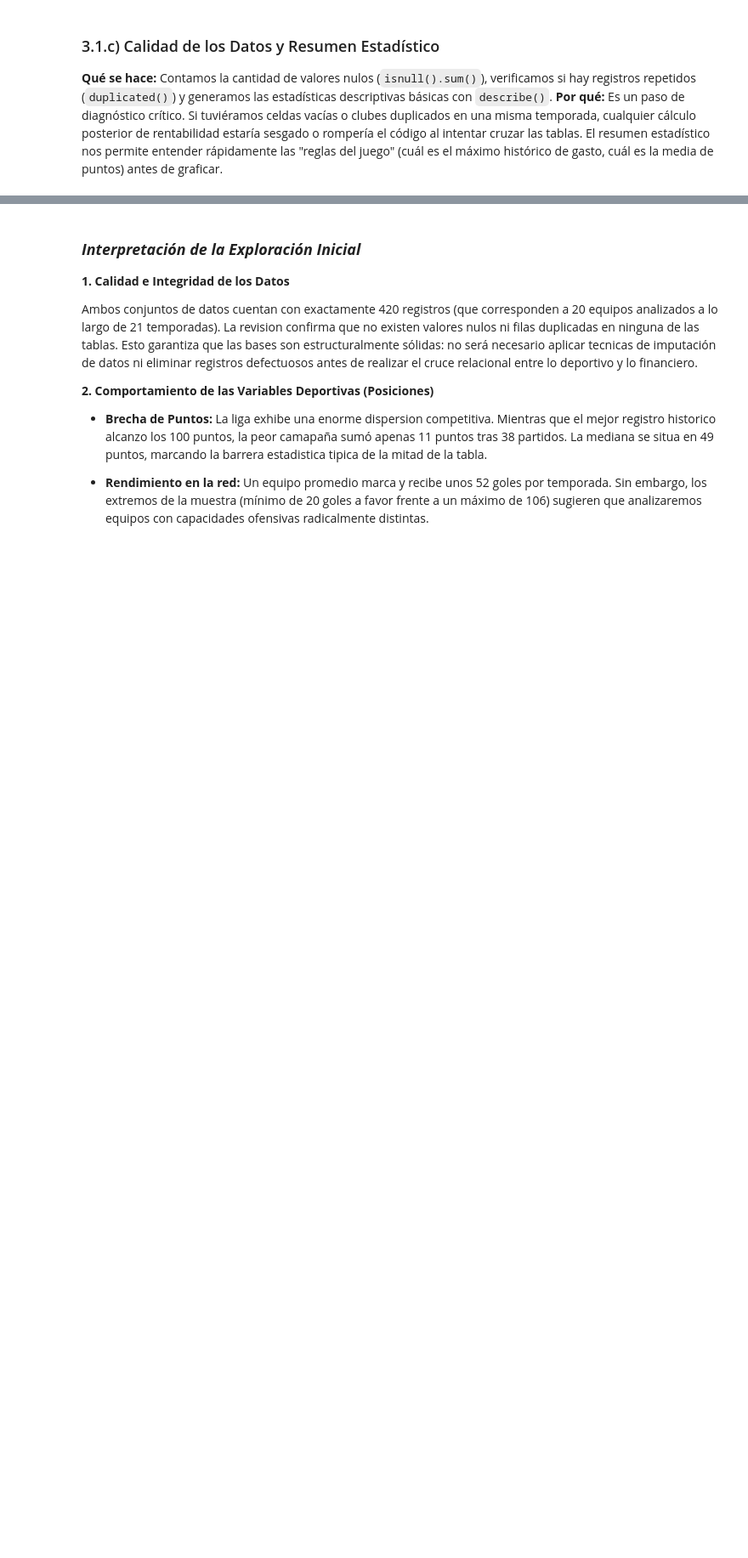
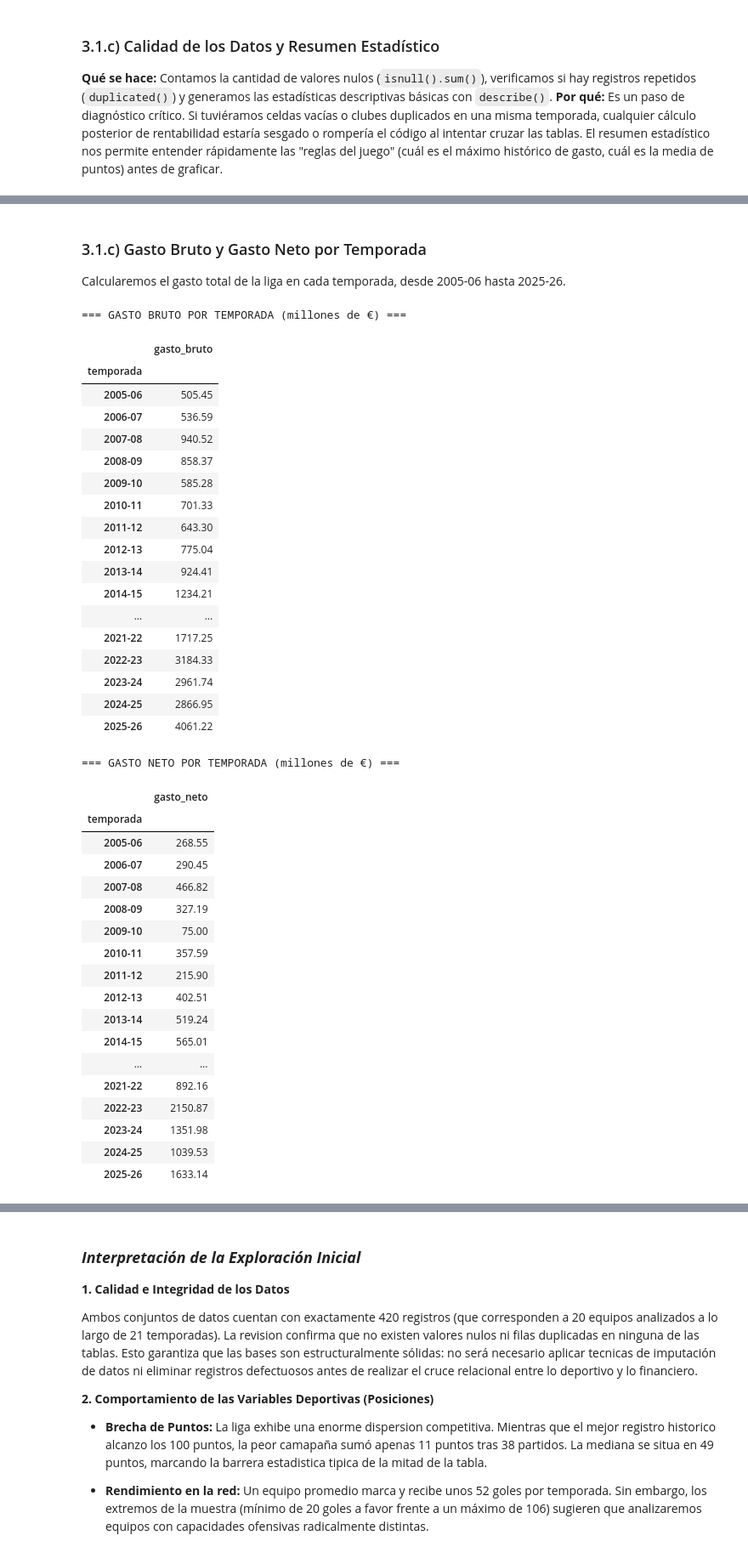
Before and after one commit to valeencamargo14/TP-Labo-, a Jupyter notebook: TP_Labo.ipynb, the cells around one changed output, grey strips where cells are left out. Shown at 85% size. Saved outputs shown, nothing was run; the diff lists cells and outputs as text; code cells hidden in the pictures; blank space fills up the shorter version.

```diff
--- a/TP_Labo.ipynb
+++ b/TP_Labo.ipynb
@@ -158,0 +200,52 @@ max     630.250000   57.000000  339.250000   48.00000  129.310000  562.390000
+# %% [markdown]
+### 3.1.c) Gasto Bruto y Gasto Neto por Temporada
+Calcularemos el gasto total de la liga en cada temporada, desde 2005-06 hasta 2025-26.
+# %%
+# Gasto bruto y gasto neto por temporada (suma de los 20 clubes de cada temporada)
+gasto_bruto_temporada = df_gastos.groupby('temporada')['gasto_bruto'].sum().round(2)
+gasto_neto_temporada = df_gastos.groupby('temporada')['gasto_neto'].sum().round(2)
+
+print("=== GASTO BRUTO POR TEMPORADA (millones de €) ===")
+display(gasto_bruto_temporada.to_frame())
+
+print("\n=== GASTO NETO POR TEMPORADA (millones de €) ===")
+display(gasto_neto_temporada.to_frame())
+# %% [output]
+=== GASTO BRUTO POR TEMPORADA (millones de €) ===
+|  | gasto_bruto |
+| temporada |  |
+| 2005-06 | 505.45 |
+| 2006-07 | 536.59 |
+| 2007-08 | 940.52 |
+| 2008-09 | 858.37 |
+| 2009-10 | 585.28 |
+| 2010-11 | 701.33 |
+| 2011-12 | 643.30 |
+| 2012-13 | 775.04 |
+| 2013-14 | 924.41 |
+| 2014-15 | 1234.21 |
+| ... | ... |
+| 2021-22 | 1717.25 |
+| 2022-23 | 3184.33 |
+| 2023-24 | 2961.74 |
+| 2024-25 | 2866.95 |
+| 2025-26 | 4061.22 |
+=== GASTO NETO POR TEMPORADA (millones de €) ===
+|  | gasto_neto |
+| temporada |  |
+| 2005-06 | 268.55 |
+| 2006-07 | 290.45 |
+| 2007-08 | 466.82 |
+| 2008-09 | 327.19 |
+| 2009-10 | 75.00 |
+| 2010-11 | 357.59 |
+| 2011-12 | 215.90 |
+| 2012-13 | 402.51 |
+| 2013-14 | 519.24 |
+| 2014-15 | 565.01 |
+| ... | ... |
+| 2021-22 | 892.16 |
+| 2022-23 | 2150.87 |
+| 2023-24 | 1351.98 |
+| 2024-25 | 1039.53 |
+| 2025-26 | 1633.14 |
```
Also changed, not shown: parts of 7 cells of this notebook.
